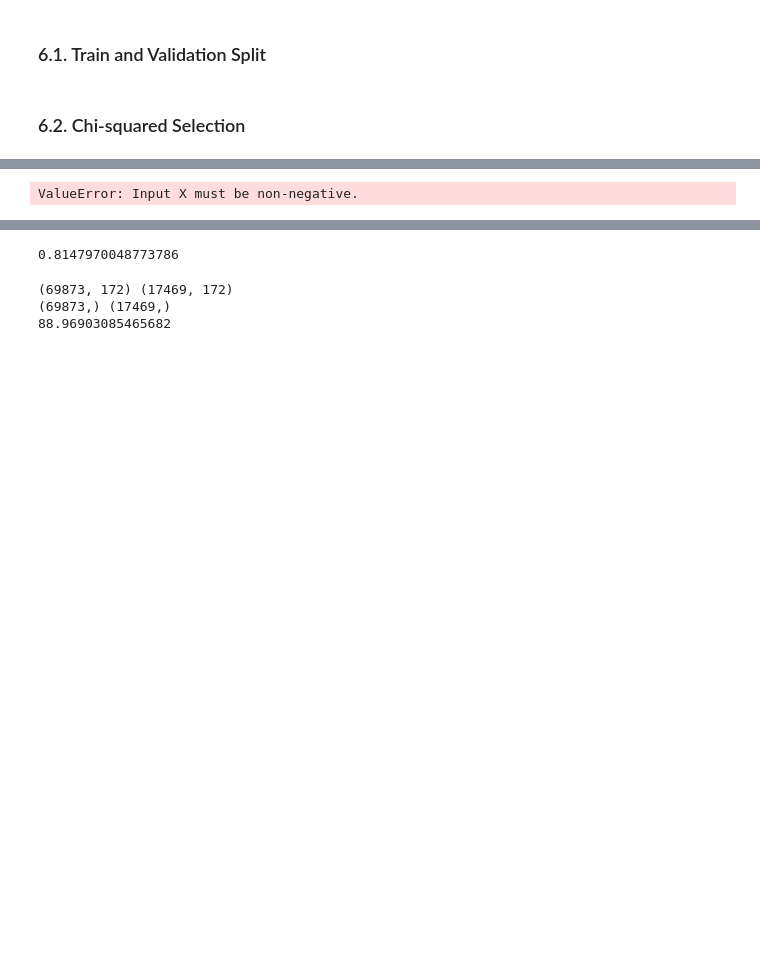
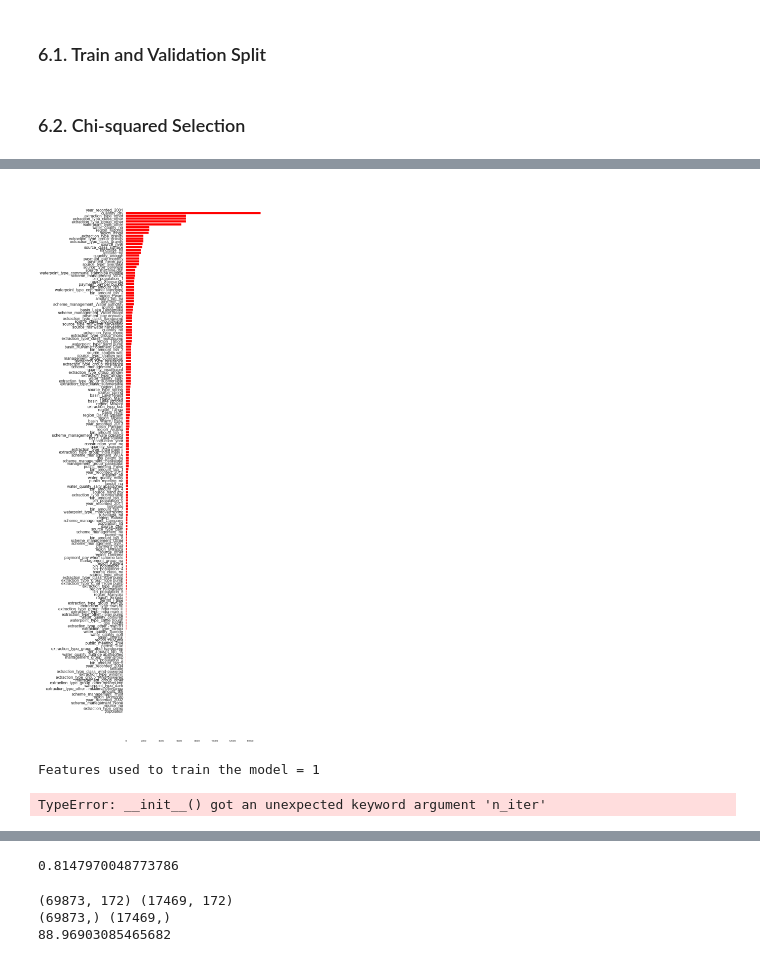
Before and after one commit to amritesh-palani/ML2, a Jupyter notebook: MLII_ GroupD.ipynb, the cells around one changed output, grey strips where cells are left out. Drawn from its saved outputs; the diff is of its cells as text; code cells hidden in the pictures; blank space fills up the shorter version.

```diff
--- a/MLII_ GroupD.ipynb
+++ b/MLII_ GroupD.ipynb
@@ -1123,24 +1157,31 @@ X_train, X_test, y_train, y_test = train_test_split(X, y, test_size = 0.33, rand
 # %%
+
+X = trainset_b.loc[:, trainset_b.columns != 'status_group']
+y = trainset_b['status_group']
+
 from sklearn.feature_selection import SelectKBest, chi2
 chi2_selector = SelectKBest(score_func=chi2).fit(X,y)
+
 
 # Get the indices sorted by most important to least important
 indices = np.argsort(chi2_selector.scores_)[::-1]
 
 chi2_features = []
 for i in range(len(X.columns)):
     chi2_features.append(X.columns[indices[i]])
-
 # Now plot
-plt.figure(figsize=(10,10))
+plt.figure(figsize=(10,40))
 plt.yticks(rotation='horizontal',fontsize=16)
 plt.barh(chi2_features, chi2_selector.scores_[indices[range(len(X.columns))]], color='r', align='center')
 plt.gca().invert_yaxis()
 plt.show()
 # %% [output]
-ValueError: Input X must be non-negative.
+[figure, added]
 # %%
 for i in range(1,len(chi2_features)):
     print("Features used to train the model = {}".format(i))
-    print("Accuracy = {0:.4f}".format(accuracy_score(y_test,linear_model.LogisticRegression(max_iter = 10000, penalty='none').fit(X_train[chi2_features[:i]], y_train).predict(X_test[chi2_features[:i]]))))
+    print("Accuracy = {0:.4f}".format(accuracy_score(y_test,tree.DecisionTreeClassifier(n_iter = 1000, penalty='none').fit(X_train[chi2_features[:i]], y_train).predict(X_test[chi2_features[:i]]))))
     print()
+# %% [output]
+Features used to train the model = 1
+TypeError: __init__() got an unexpected keyword argument 'n_iter'
```
Also changed, not shown: parts of 33 cells of this notebook.
